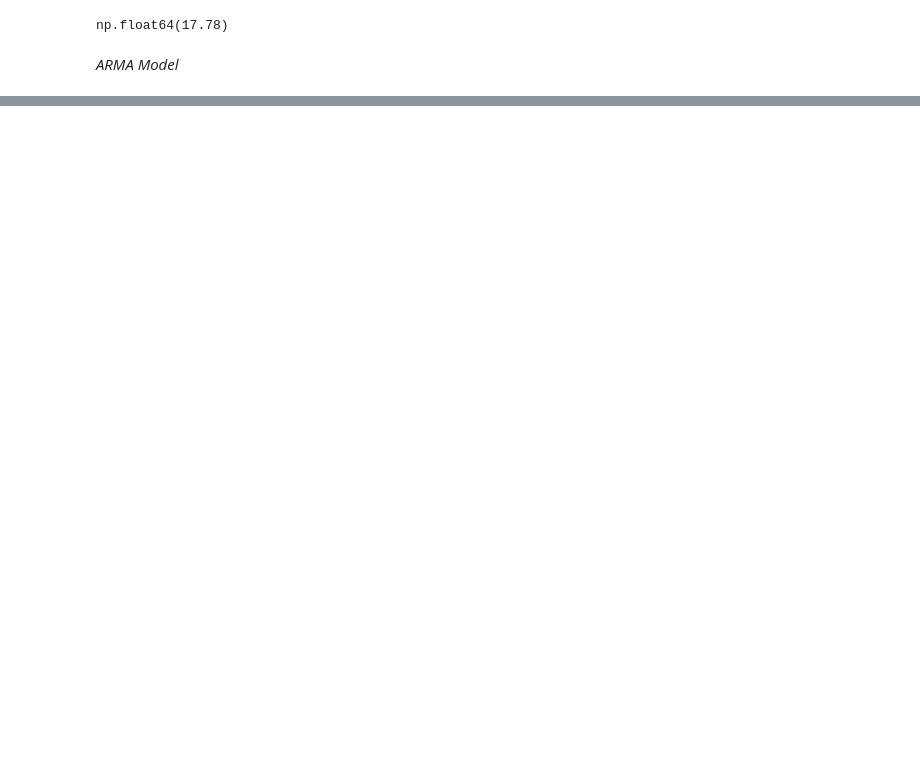
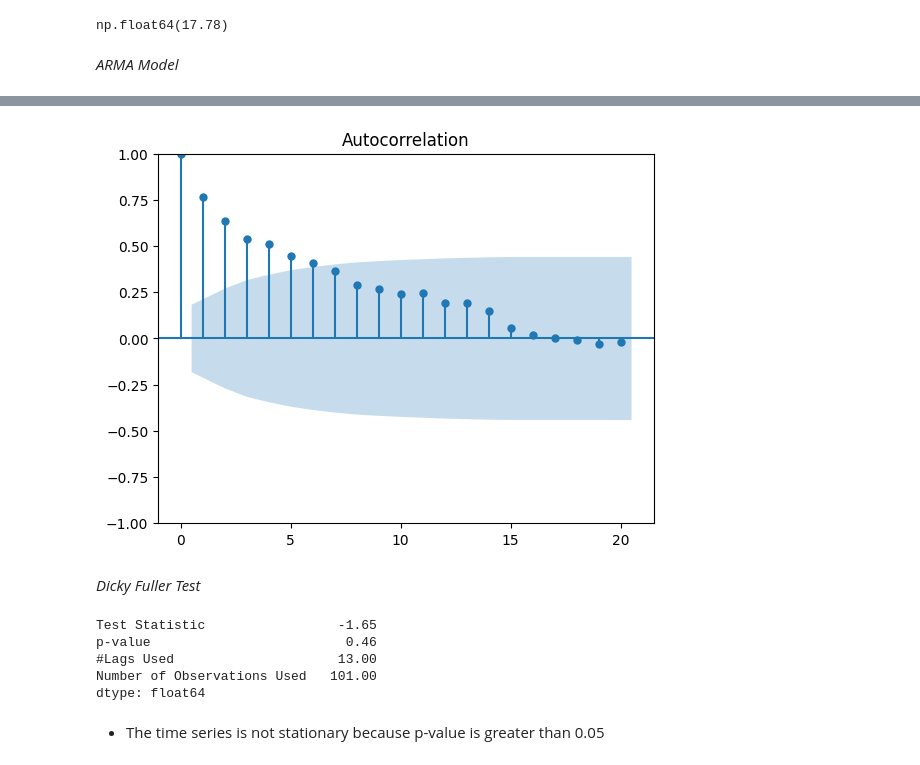
Before and after one commit to aparna-2001/machine_learning_using_python, a Jupyter notebook: forecasting.ipynb, the cells around one changed output, grey strips where cells are left out. Drawn from its saved outputs; the diff is of its cells as text; code cells hidden in the pictures; blank space fills up the shorter version.

Commit message:
ARMA model, Dicky Fuller test, prediction, model accuracy

```diff
--- a/forecasting.ipynb
+++ b/forecasting.ipynb
@@ -275,0 +360,25 @@ np.float64(17.78)
+# %%
+acf_plot_store = plot_acf(store_df.demand, lags = 20)
+acf_plot_store.show()
+# %% [output]
+[figure, added]
+# %% [markdown]
+*Dicky Fuller Test*
+# %%
+def adfuller_test(ts):
+
+    adfuller_result = adfuller(ts, autolag= None)
+    adfuller_out = pd.Series(adfuller_result[0:4],
+                             index = ['Test Statistic', 'p-value', '#Lags Used', 'Number of Observations Used'])
+
+
+    print(adfuller_out)
+adfuller_test(store_df.demand)
+# %% [output]
+Test Statistic                 -1.65
+p-value                         0.46
+#Lags Used                     13.00
+Number of Observations Used   101.00
+dtype: float64
+# %% [markdown]
+* The time series is not stationary because p-value is greater than 0.05
```
Also changed, not shown: parts of 19 cells of this notebook.
